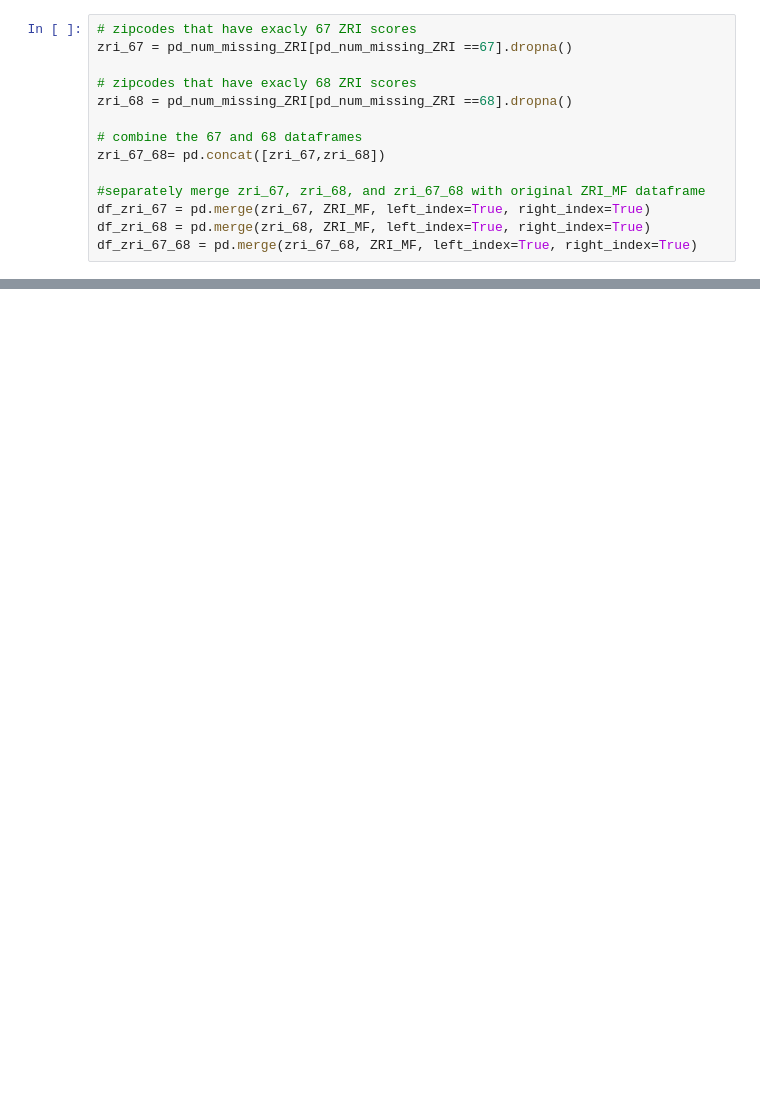
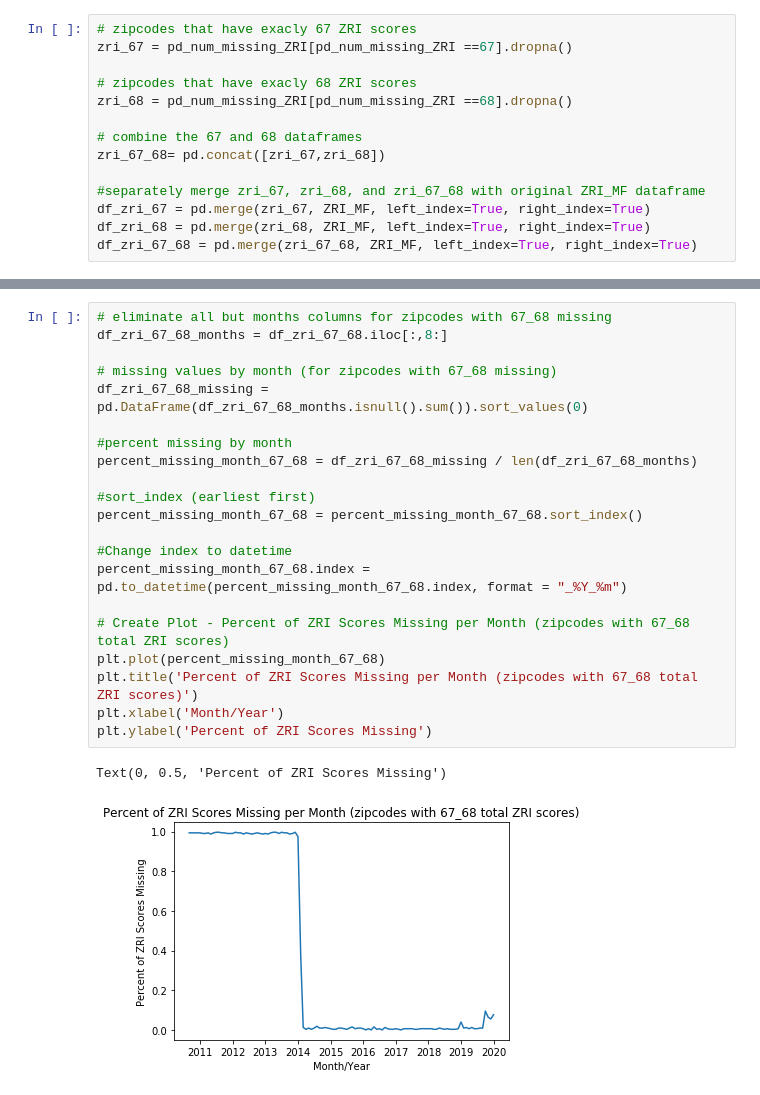
Before and after one commit to gpweber/7Park_Capstone, a Jupyter notebook: Amount of Missing ZRI scores by Zipcode.ipynb, the cells around one changed output, grey strips where cells are left out. Saved outputs shown, nothing was run; the diff lists cells and outputs as text; blank space fills up the shorter version.

```diff
--- a/Amount of Missing ZRI scores by Zipcode.ipynb
+++ b/Amount of Missing ZRI scores by Zipcode.ipynb
@@ -88,0 +158,24 @@ df_zri_67_68 = pd.merge(zri_67_68, ZRI_MF, left_index=True, right_index=True)
+# %%
+# eliminate all but months columns for zipcodes with 67_68 missing
+df_zri_67_68_months = df_zri_67_68.iloc[:,8:]
+
+# missing values by month (for zipcodes with 67_68 missing)
+df_zri_67_68_missing = pd.DataFrame(df_zri_67_68_months.isnull().sum()).sort_values(0)
+
+#percent missing by month
+percent_missing_month_67_68 = df_zri_67_68_missing / len(df_zri_67_68_months)
+
+#sort_index (earliest first)
+percent_missing_month_67_68 = percent_missing_month_67_68.sort_index()
+
+#Change index to datetime
+percent_missing_month_67_68.index = pd.to_datetime(percent_missing_month_67_68.index, format = "_%Y_%m")
+
+# Create Plot - Percent of ZRI Scores Missing per Month (zipcodes with 67_68 total ZRI scores)
+plt.plot(percent_missing_month_67_68)
+plt.title('Percent of ZRI Scores Missing per Month (zipcodes with 67_68 total ZRI scores)')
+plt.xlabel('Month/Year')
+plt.ylabel('Percent of ZRI Scores Missing')
+# %% [output]
+Text(0, 0.5, 'Percent of ZRI Scores Missing')
+[figure, added]
```
Also changed, not shown: parts of 7 cells of this notebook.
